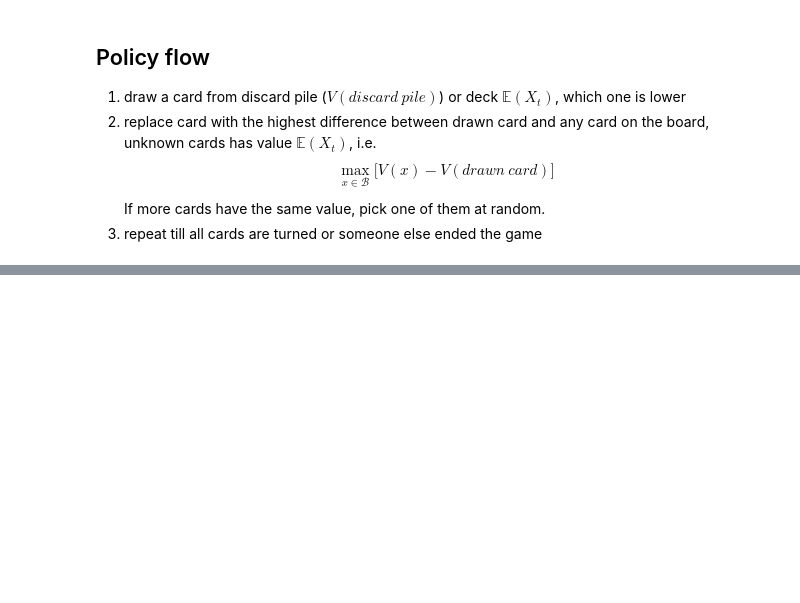
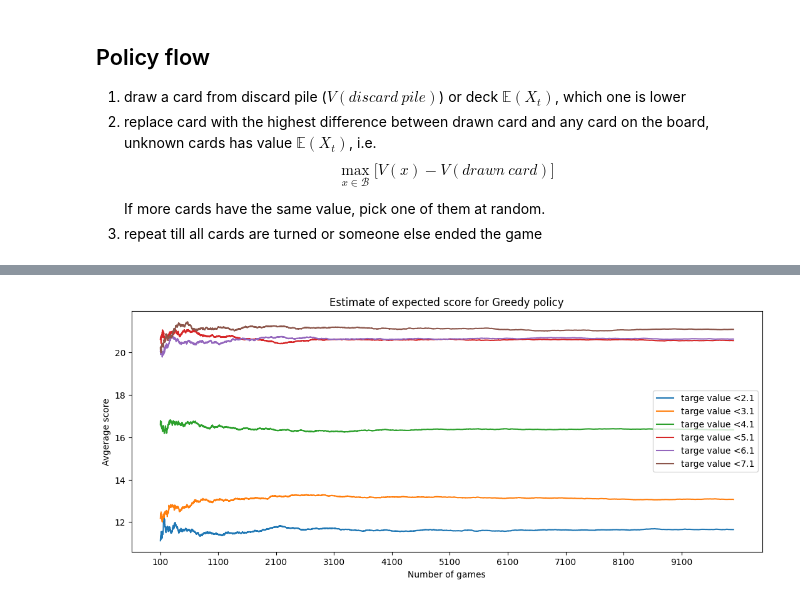
Before and after one commit to matejker/skyjo, a Jupyter notebook: notebooks/04_simple_greedy_policy.ipynb, the cells around one changed output, grey strips where cells are left out. Saved outputs shown, nothing was run; the diff lists cells and outputs as text; code cells hidden in the pictures; blank space fills up the shorter version.

```diff
--- a/notebooks/04_simple_greedy_policy.ipynb
+++ b/notebooks/04_simple_greedy_policy.ipynb
@@ -17,0 +179,23 @@ This simple greedy policy ($\Pi_{SG}$) tries to play game with the best action p
+# %%
+n = 10 ** 4
+
+games = {
+    k: np.array([game(k + 0.1) for _ in range(n)]) for k in range(2, 8)
+}
+avg_scores = {
+    k: np.cumsum(games[k]) / np.arange(1, n + 1)  for k in range(2, 8)
+}
+# %%
+plt.figure(figsize=(13, 5))
+plt.title("Estimate of expected score for Greedy policy")
+plt.xlabel("Number of games")
+plt.ylabel("Avgerage score")
+plt.xticks(np.arange(100, n + 100, step=n / 10))
+
+for k in range(2, 8):
+    plt.plot(np.arange(100, n), avg_scores[k][100:], label=f"targe value <{k + 0.1}")
+
+plt.legend()
+plt.show()
+# %% [output]
+[figure, added]
```
Also changed, not shown: parts of 17 cells of this notebook, 8 other files.
